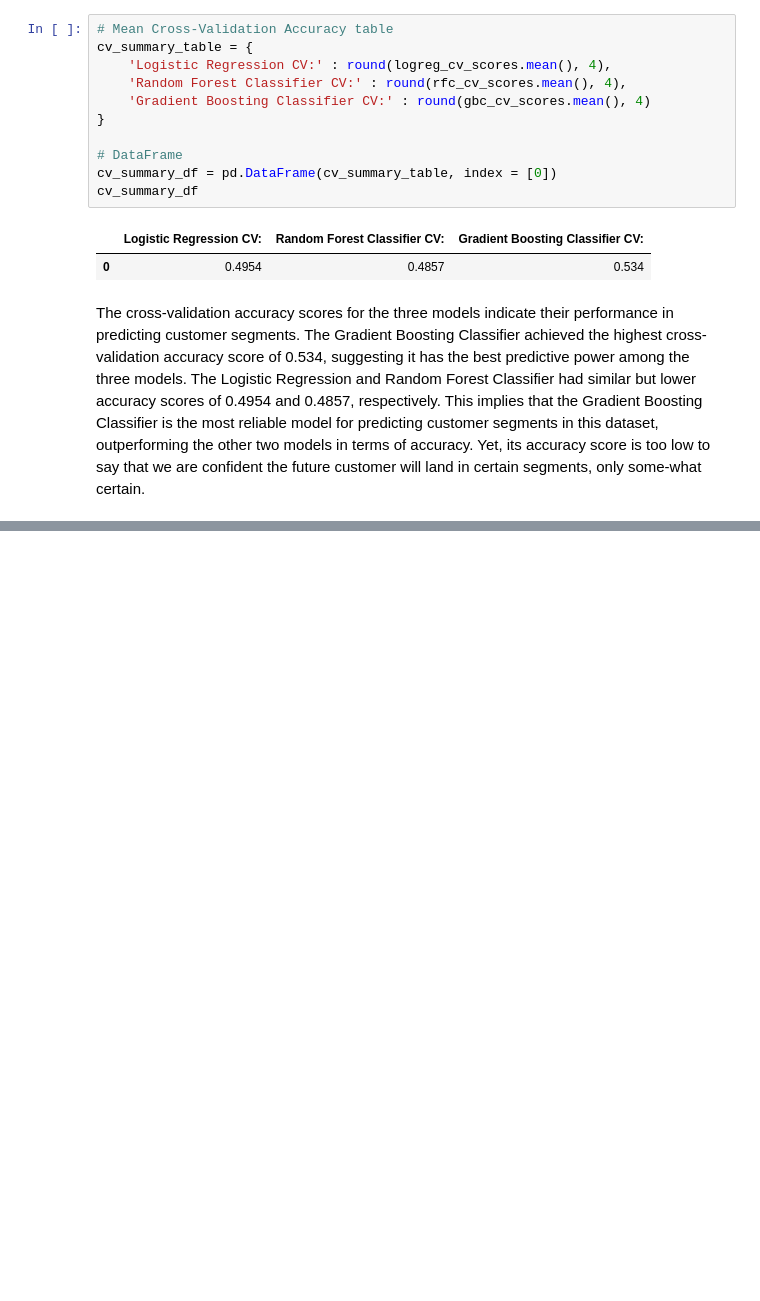
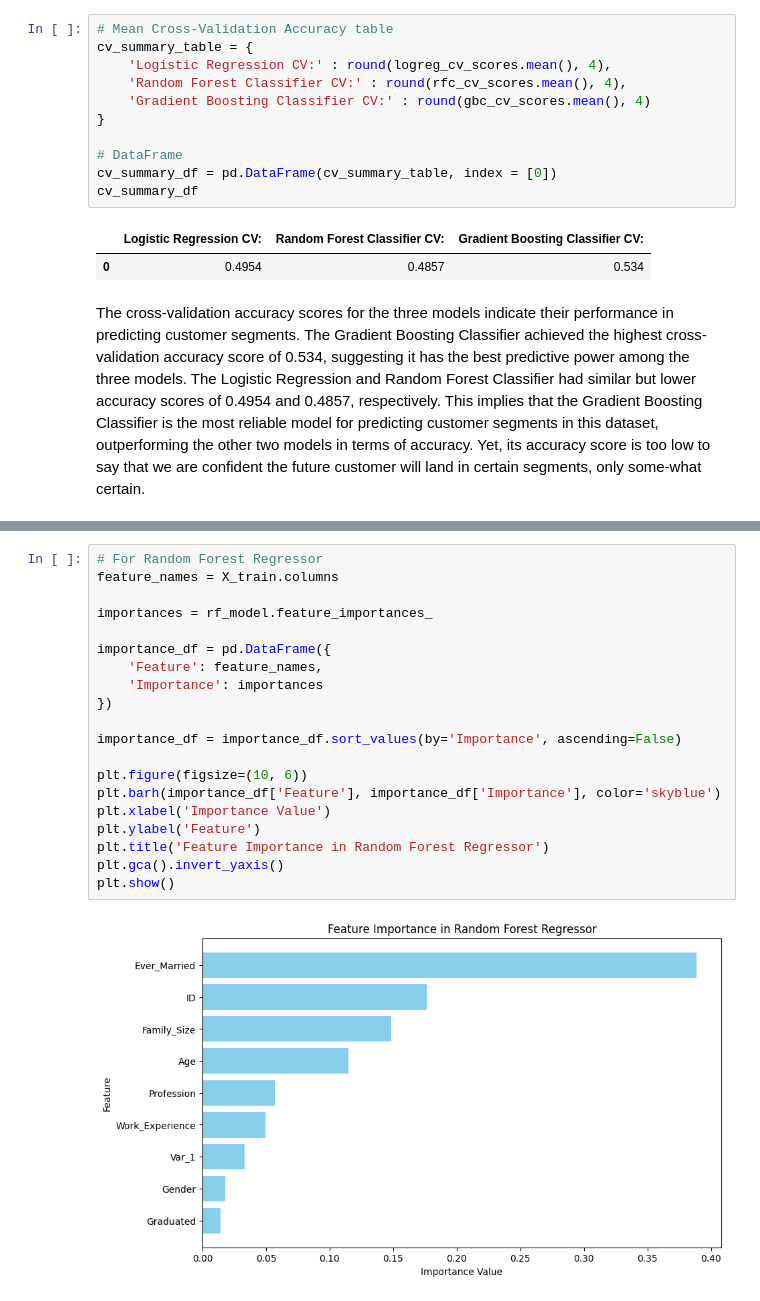
Before and after one commit to Jen-uis/Customer-Segmentation-Analysis, a Jupyter notebook: Project-Code.ipynb, the cells around one changed output, grey strips where cells are left out. Saved outputs shown, nothing was run; the diff lists cells and outputs as text; blank space fills up the shorter version.

```diff
--- a/Project-Code.ipynb
+++ b/Project-Code.ipynb
@@ -705,0 +755,22 @@ The cross-validation accuracy scores for the three models indicate their perform
+# %%
+# For Random Forest Regressor
+feature_names = X_train.columns
+
+importances = rf_model.feature_importances_
+
+importance_df = pd.DataFrame({
+    'Feature': feature_names,
+    'Importance': importances
+})
+
+importance_df = importance_df.sort_values(by='Importance', ascending=False)
+
+plt.figure(figsize=(10, 6))
+plt.barh(importance_df['Feature'], importance_df['Importance'], color='skyblue')
+plt.xlabel('Importance Value')
+plt.ylabel('Feature')
+plt.title('Feature Importance in Random Forest Regressor')
+plt.gca().invert_yaxis()
+plt.show()
+# %% [output]
+[figure, added]
```
Also changed, not shown: parts of 4 cells of this notebook.
